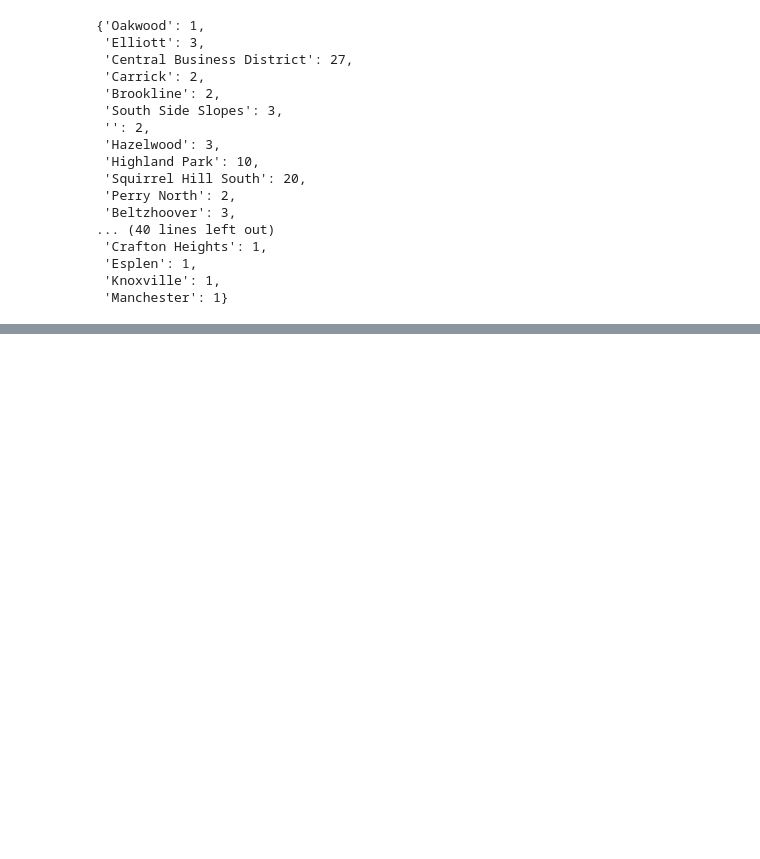
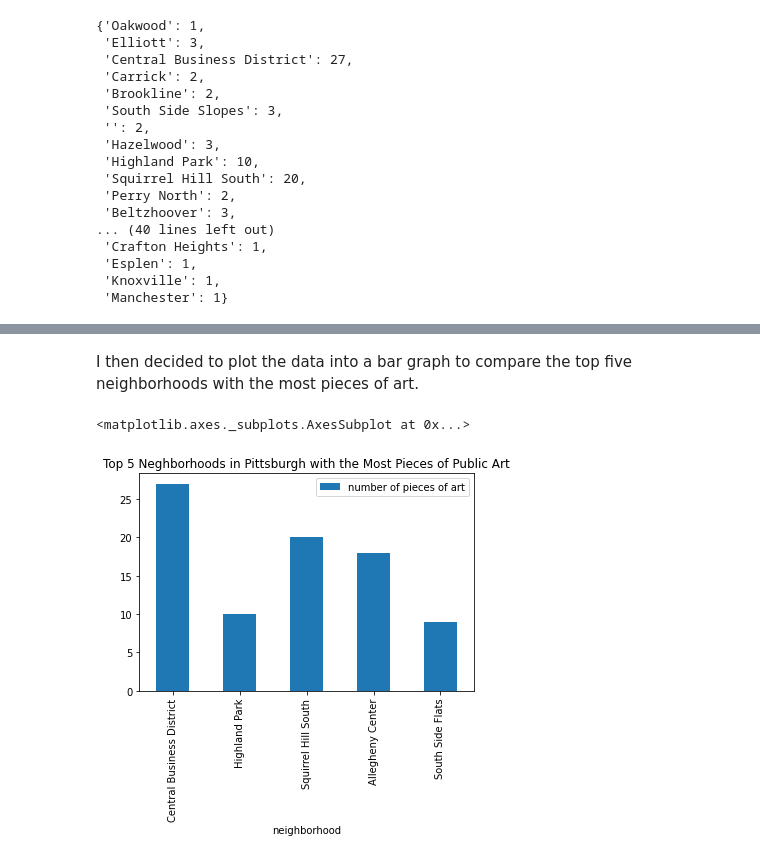
Before and after one commit to kaitlynnaehr/Final-Project-CMPINF0010, a Jupyter notebook: Art Notebook.ipynb, the cells around one changed output, grey strips where cells are left out. Drawn from its saved outputs; the diff is of its cells as text; code cells hidden in the pictures; blank space fills up the shorter version.

```diff
--- a/Art Notebook.ipynb
+++ b/Art Notebook.ipynb
@@ -5,6 +8,7 @@ import geopandas
 # %%
 # loads up data of all the public art in Pittsburgh and displays some
 pgh_art_data = pd.read_csv("pgh_art_data.csv")
+pgh_art_data = pgh_art_data.dropna()
 pgh_art_data.head()
 # %% [output]
 |  | id | name | title | artist_name | art_type | park | image | neighborhood | council_district | ... |
@@ -17,19 +23,18 @@ pgh_art_data.head()
 import csv
 
 with open ("pgh_art_data.csv") as f:
-    pgh_art_data_2 = [row for row in csv.reader(f)]
+    pgh_art_data = [row for row in csv.reader(f)]
 
 # goes through the data and counts how many pieces of art are in each neighborhood
 art_counter = dict()
 
-for row in pgh_art_data_2[1:]:
+for row in pgh_art_data[1:]:
     neighborhood = row[7]
 
     if neighborhood not in art_counter:
         art_counter[neighborhood] = 1
     else:
         art_counter[neighborhood] = art_counter[neighborhood] + 1
-
 art_counter
 # %% [output]
 {'Oakwood': 1,
@@ -78,0 +59,13 @@ df.plot.bar()
+# %%
+#split dict into neighborhoods and number of pieces of art
+neighborhoods = []
+pieces_of_art = []
+items = art_counter.items()
+for item in items:
+    neighborhoods.append(item[0]), pieces_of_art.append(item[1])
+# %%
+#create dataframe using my two dictionaries
+art_df = pd.DataFrame({"neighborhood":neighborhoods,"number of pieces of art":pieces_of_art})
+
+#sorted the dataframe from greatest to least
+art_df.sort_values(by = "number of pieces of art", ascending = False)
@@ -79 +90,9 @@ df.plot.bar()
+# %% [markdown]
+I then decided to plot the data into a bar graph to compare the top five neighborhoods with the most pieces of art.
+# %%
+art_df_limited = art_df[art_df['number of pieces of art']>= 9]
+art_df_limited.plot.bar(x="neighborhood", y = "number of pieces of art", title = "Top 5 Neghborhoods in Pittsburgh with the Most Pieces of Public Art")
+# %% [output]
+<matplotlib.axes._subplots.AxesSubplot at 0x...>
+[figure, added]
 # %%
```
Also changed, not shown: parts of 13 cells of this notebook.
